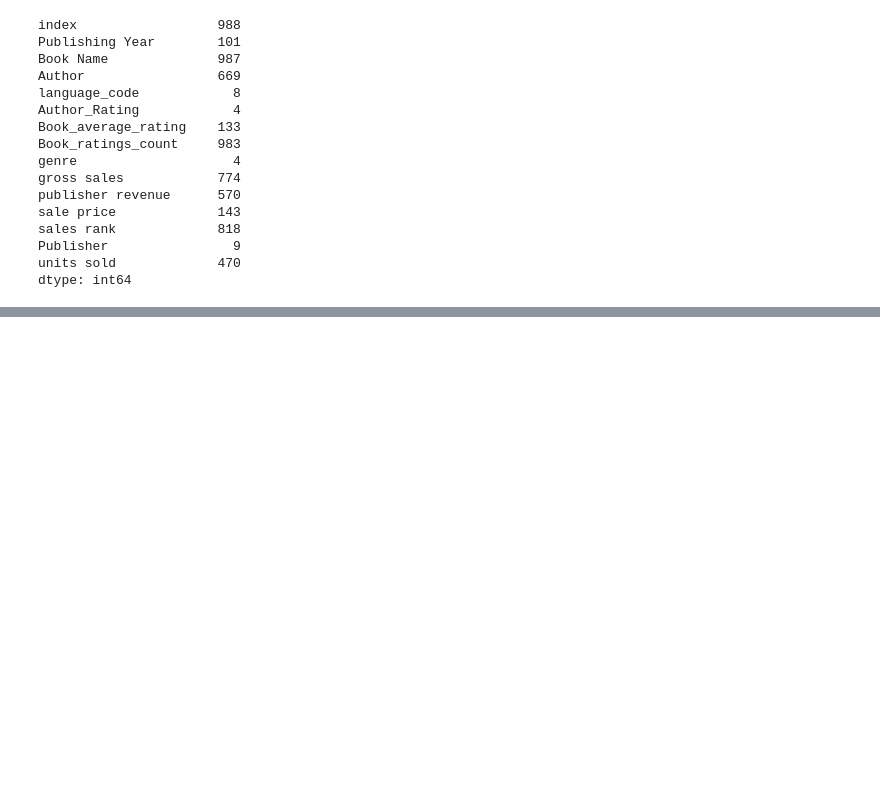
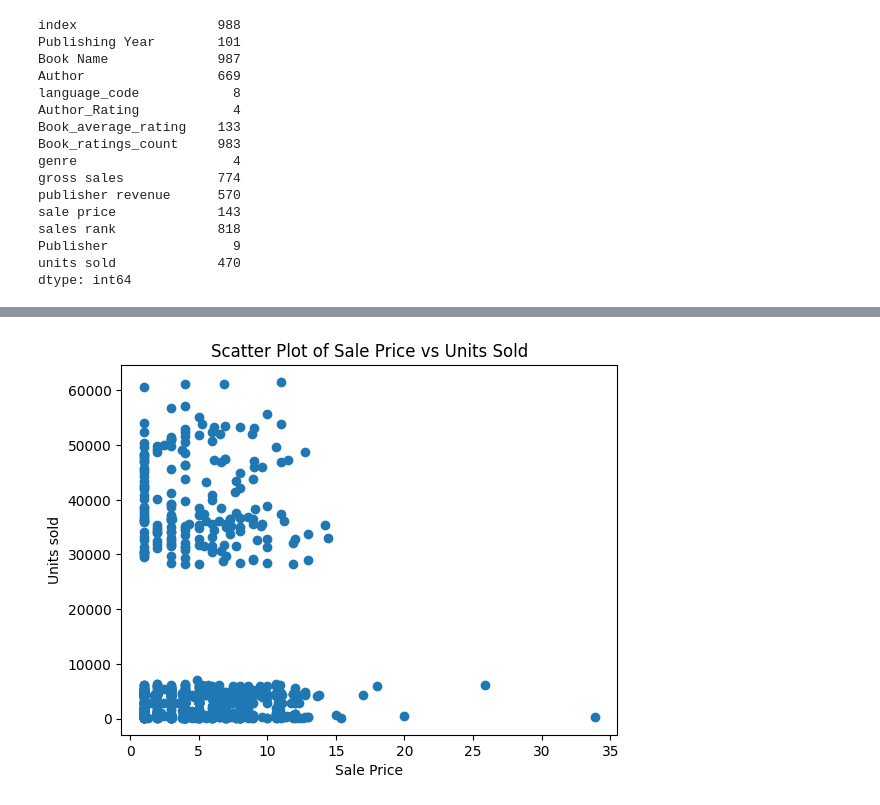
Before and after one commit to 98jperea/python-data-analysis, a Jupyter notebook: notebook.ipynb, the cells around one changed output, grey strips where cells are left out. Cells and saved outputs as stored; diff of their text form; code cells hidden in the pictures; blank space fills up the shorter version.

```diff
--- a/notebook.ipynb
+++ b/notebook.ipynb
@@ -81,0 +115,13 @@ AttributeError: module 'matplotlib' has no attribute 'hist'
+# %%
+plt.scatter(df["sale price"], df["units sold"])
+plt.xlabel("Sale Price")
+plt.ylabel("Units sold")
+plt.title("Scatter Plot of Sale Price vs Units Sold")
+plt.show()
+
+# ¿Qué nos dice este gráfico?
+# Cada punto representa un producto.
+# Si hay una tendencia descendente, podría indicar que precios más altos reducen las ventas (ley de demanda).
+# Si hay una tendencia ascendente, podría sugerir que productos más caros se venden más.
+# %% [output]
+[figure, added]
```
Also changed, not shown: parts of 15 cells of this notebook.
